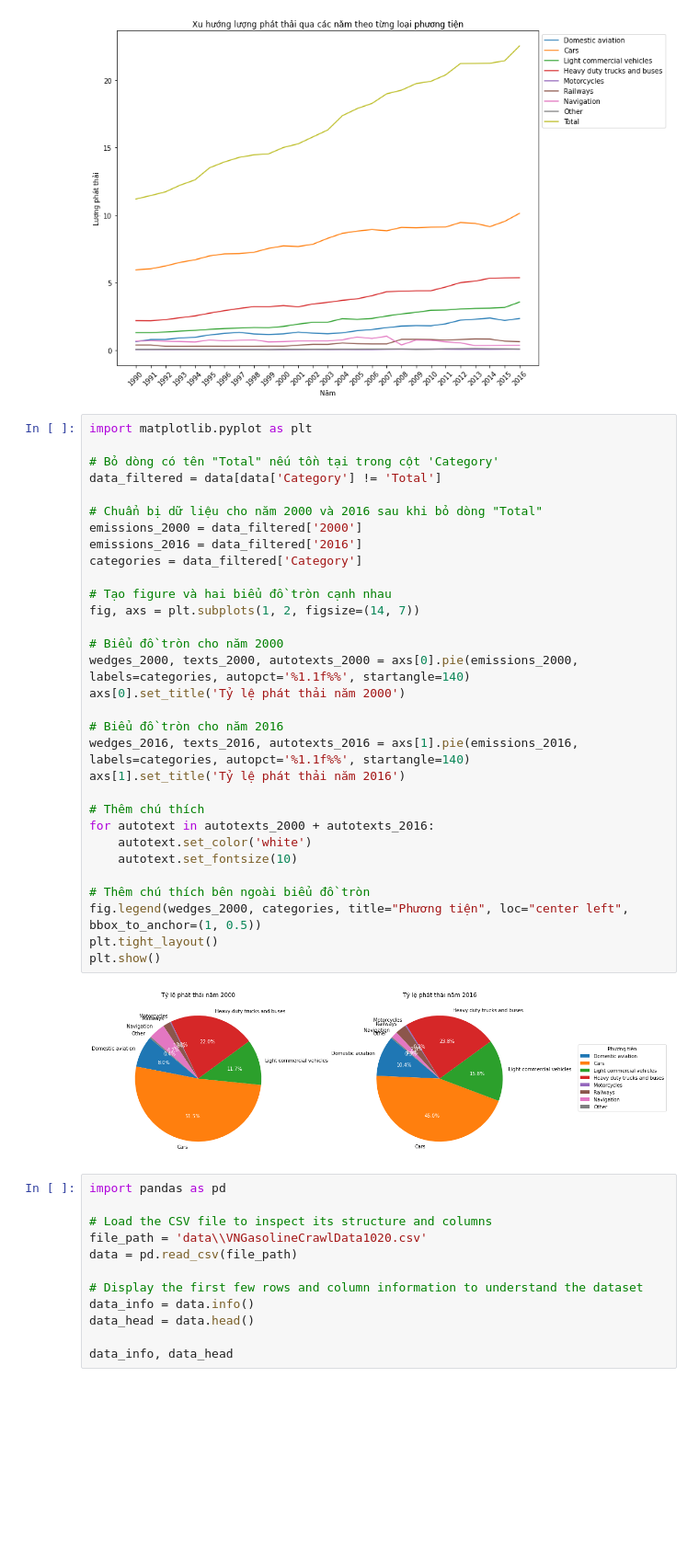
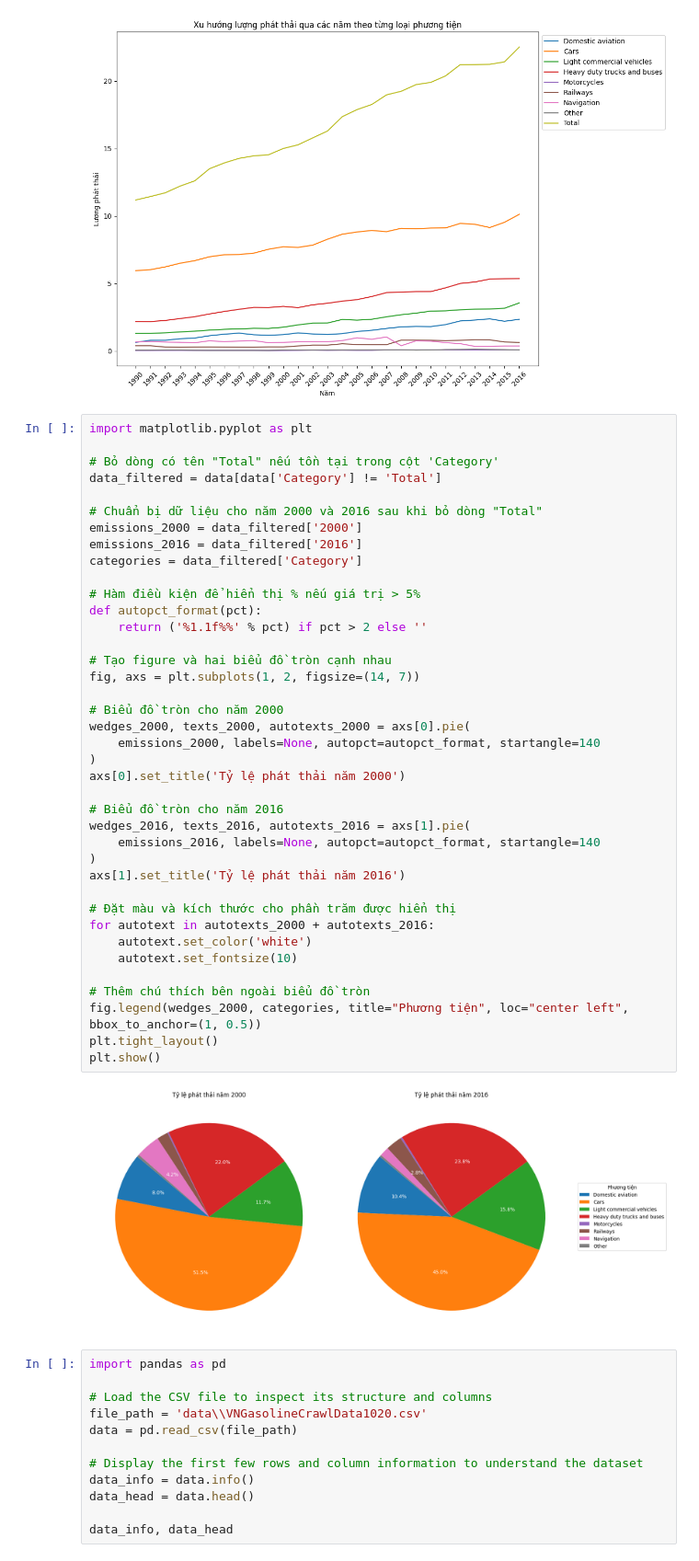
Before and after one commit to tklee-123/DataVisualization, a Jupyter notebook: fuel_prices.ipynb, the cells around one changed output. Shown at 92% size. Saved outputs shown, nothing was run; the diff lists cells and outputs as text; blank space fills up the shorter version.

```diff
--- a/fuel_prices.ipynb
+++ b/fuel_prices.ipynb
@@ -51,36 +51,44 @@ plt.show()
 # %%
 import matplotlib.pyplot as plt
 
 # Bỏ dòng có tên "Total" nếu tồn tại trong cột 'Category'
 data_filtered = data[data['Category'] != 'Total']
 
 # Chuẩn bị dữ liệu cho năm 2000 và 2016 sau khi bỏ dòng "Total"
 emissions_2000 = data_filtered['2000']
 emissions_2016 = data_filtered['2016']
 categories = data_filtered['Category']
 
+# Hàm điều kiện để hiển thị % nếu giá trị > 5%
+def autopct_format(pct):
+    return ('%1.1f%%' % pct) if pct > 2 else ''
+
 # Tạo figure và hai biểu đồ tròn cạnh nhau
 fig, axs = plt.subplots(1, 2, figsize=(14, 7))
 
 # Biểu đồ tròn cho năm 2000
-wedges_2000, texts_2000, autotexts_2000 = axs[0].pie(emissions_2000, labels=categories, autopct='%1.1f%%', startangle=140)
+wedges_2000, texts_2000, autotexts_2000 = axs[0].pie(
+    emissions_2000, labels=None, autopct=autopct_format, startangle=140
+)
 axs[0].set_title('Tỷ lệ phát thải năm 2000')
 
 # Biểu đồ tròn cho năm 2016
-wedges_2016, texts_2016, autotexts_2016 = axs[1].pie(emissions_2016, labels=categories, autopct='%1.1f%%', startangle=140)
+wedges_2016, texts_2016, autotexts_2016 = axs[1].pie(
+    emissions_2016, labels=None, autopct=autopct_format, startangle=140
+)
 axs[1].set_title('Tỷ lệ phát thải năm 2016')
 
-# Thêm chú thích
+# Đặt màu và kích thước cho phần trăm được hiển thị
 for autotext in autotexts_2000 + autotexts_2016:
     autotext.set_color('white')
     autotext.set_fontsize(10)
 
 # Thêm chú thích bên ngoài biểu đồ tròn
 fig.legend(wedges_2000, categories, title="Phương tiện", loc="center left", bbox_to_anchor=(1, 0.5))
 plt.tight_layout()
 plt.show()
 # %% [output]
-[figure, old version]
+[figure, new version]
 # %%
 import pandas as pd
 
```
Also changed, not shown: parts of 1 cell of this notebook, 11 other files.
